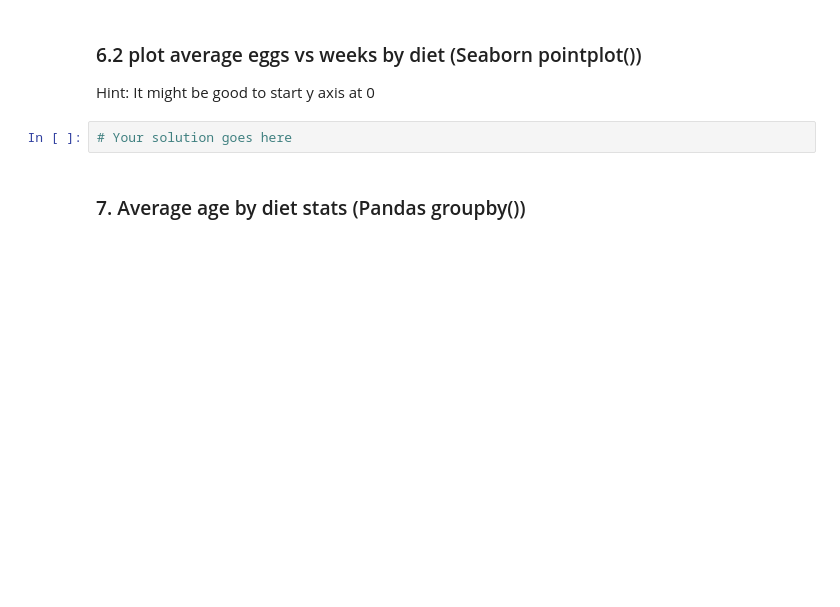
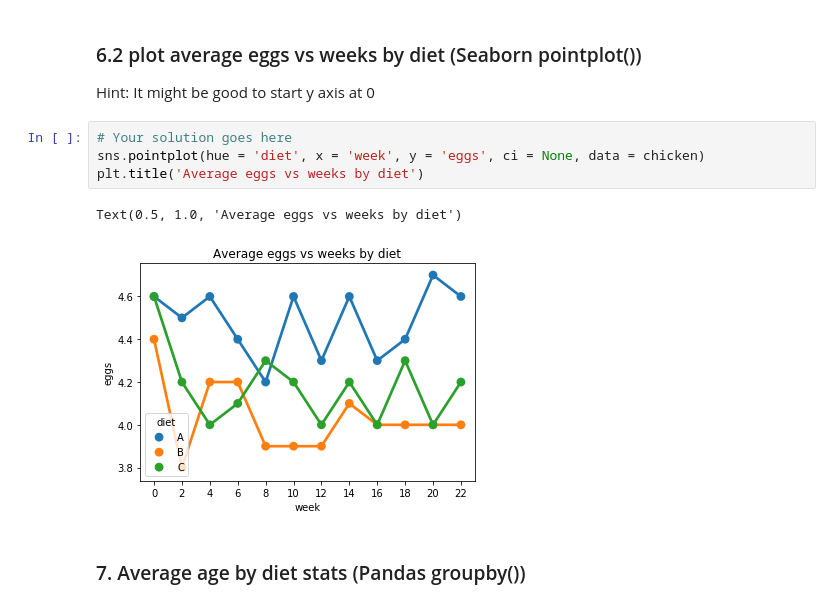
Before and after one commit to rahianIslam/Data-Visualization, a Jupyter notebook: chicken.ipynb, the cells around one changed output. Saved outputs shown, nothing was run; the diff lists cells and outputs as text; blank space fills up the shorter version.

```diff
--- a/chicken.ipynb
+++ b/chicken.ipynb
@@ -144,8 +150,13 @@ Hint: It might be good to start y axis at 0
 # %% [markdown]
 ### 6.2 plot average eggs vs weeks by diet (Seaborn pointplot())
 Hint: It might be good to start y axis at 0
-# %%
-# Your solution goes here
+# %%
+# Your solution goes here
+sns.pointplot(hue = 'diet', x = 'week', y = 'eggs', ci = None, data = chicken)
+plt.title('Average eggs vs weeks by diet')
+# %% [output]
+Text(0.5, 1.0, 'Average eggs vs weeks by diet')
+[figure, added]
 # %% [markdown]
 ### 7. Average age by diet stats (Pandas groupby())
 # %%
```
Also changed, not shown: parts of 9 cells of this notebook.
